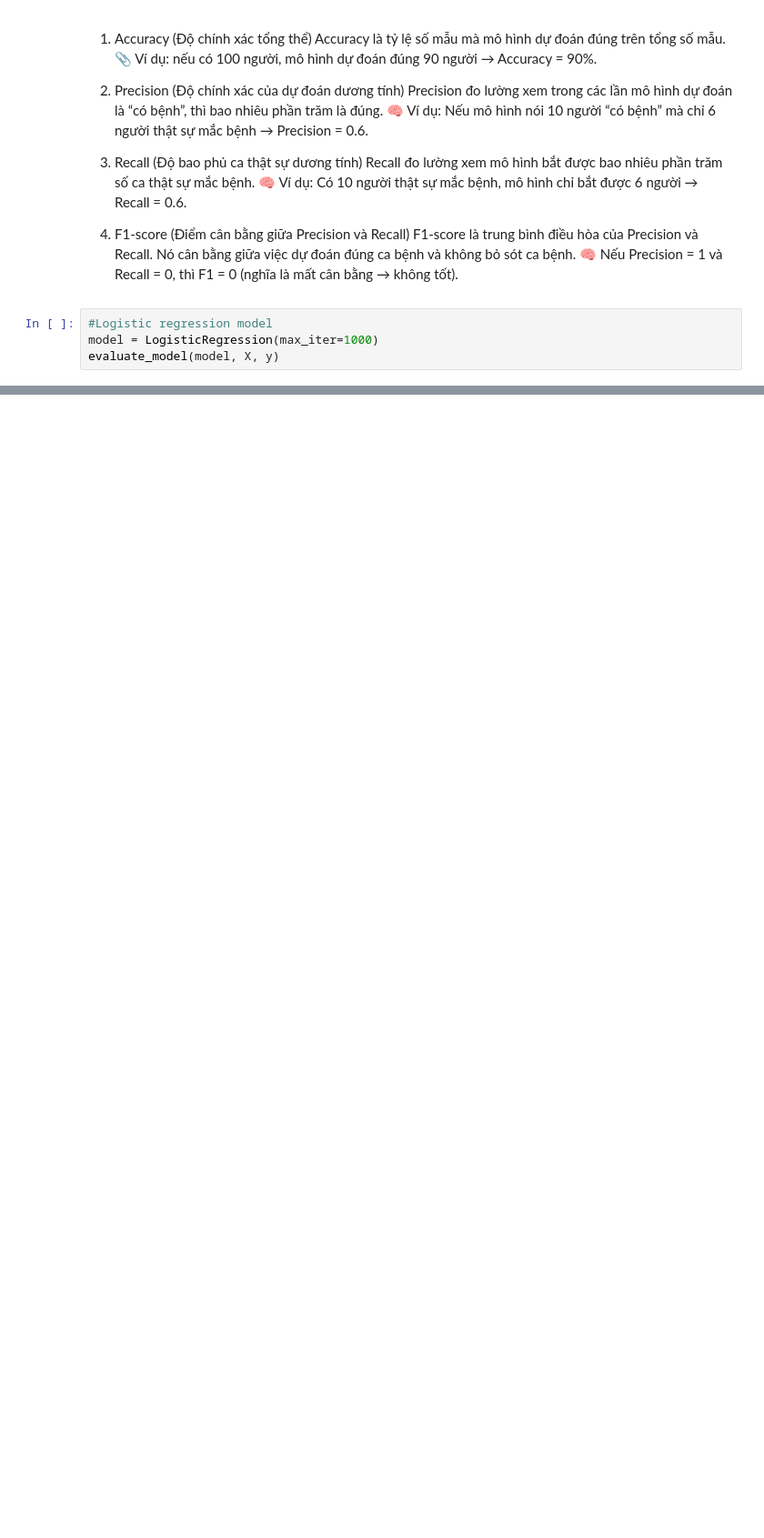
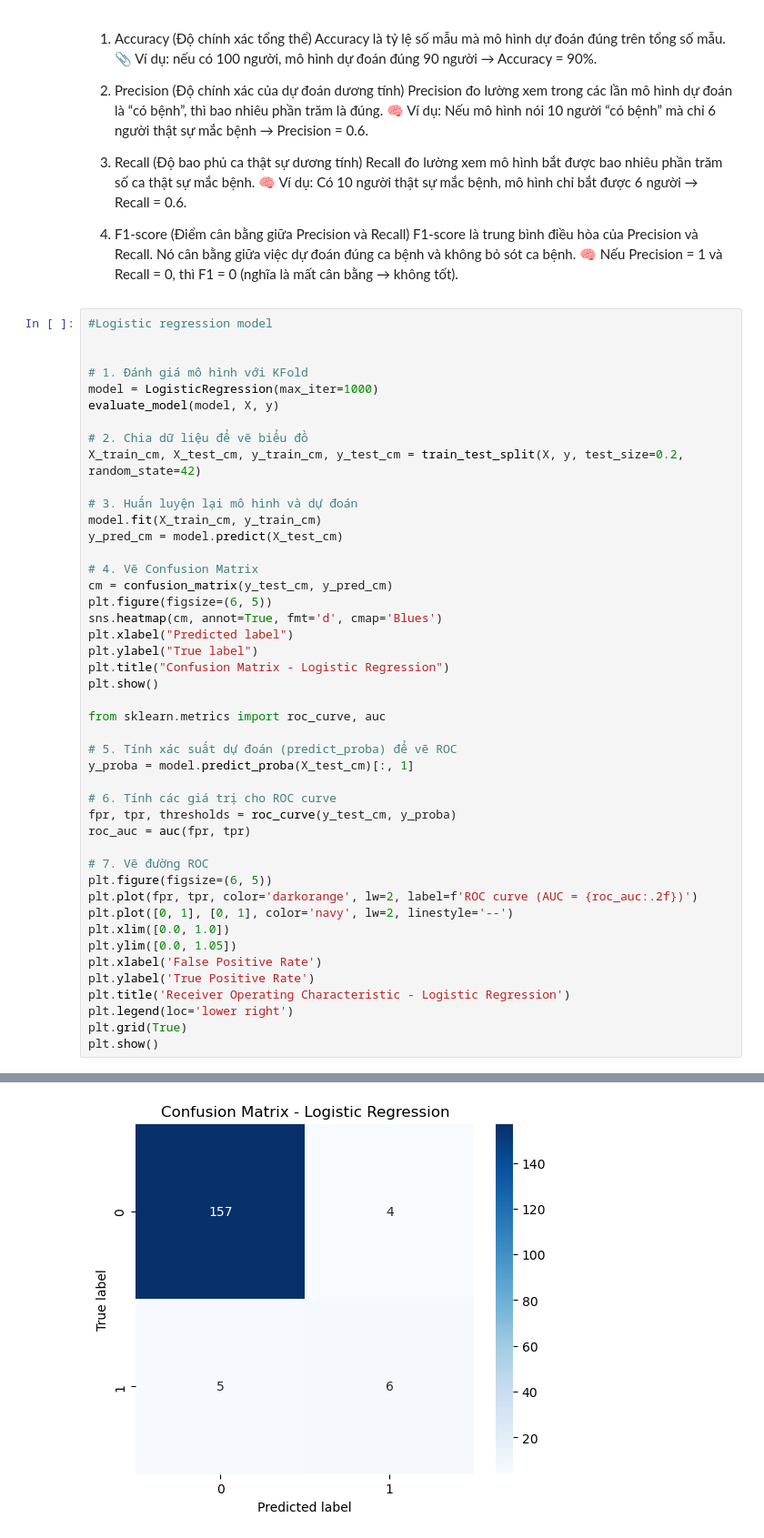
Before and after one commit to Nho094/risk_factors_cervical_cancer, a Jupyter notebook: code.ipynb, the cells around one changed output, grey strips where cells are left out. Shown at 91% size. Saved outputs shown, nothing was run; the diff lists cells and outputs as text; blank space fills up the shorter version.

```diff
--- a/code.ipynb
+++ b/code.ipynb
@@ -134,7 +135,48 @@ Nó cân bằng giữa việc dự đoán đúng ca bệnh và không bỏ sót
 🧠 Nếu Precision = 1 và Recall = 0, thì F1 = 0 (nghĩa là mất cân bằng → không tốt).
 # %%
 #Logistic regression model
+
+
+# 1. Đánh giá mô hình với KFold
 model = LogisticRegression(max_iter=1000)
 evaluate_model(model, X, y)
+
+# 2. Chia dữ liệu để vẽ biểu đồ
+X_train_cm, X_test_cm, y_train_cm, y_test_cm = train_test_split(X, y, test_size=0.2, random_state=42)
+
+# 3. Huấn luyện lại mô hình và dự đoán
+model.fit(X_train_cm, y_train_cm)
+y_pred_cm = model.predict(X_test_cm)
+
+# 4. Vẽ Confusion Matrix
+cm = confusion_matrix(y_test_cm, y_pred_cm)
+plt.figure(figsize=(6, 5))
+sns.heatmap(cm, annot=True, fmt='d', cmap='Blues')
+plt.xlabel("Predicted label")
+plt.ylabel("True label")
+plt.title("Confusion Matrix - Logistic Regression")
+plt.show()
+
+from sklearn.metrics import roc_curve, auc
+
+# 5. Tính xác suất dự đoán (predict_proba) để vẽ ROC
+y_proba = model.predict_proba(X_test_cm)[:, 1]
+
+# 6. Tính các giá trị cho ROC curve
+fpr, tpr, thresholds = roc_curve(y_test_cm, y_proba)
+roc_auc = auc(fpr, tpr)
+
+# 7. Vẽ đường ROC
+plt.figure(figsize=(6, 5))
+plt.plot(fpr, tpr, color='darkorange', lw=2, label=f'ROC curve (AUC = {roc_auc:.2f})')
+plt.plot([0, 1], [0, 1], color='navy', lw=2, linestyle='--')
+plt.xlim([0.0, 1.0])
+plt.ylim([0.0, 1.05])
+plt.xlabel('False Positive Rate')
+plt.ylabel('True Positive Rate')
+plt.title('Receiver Operating Characteristic - Logistic Regression')
+plt.legend(loc='lower right')
+plt.grid(True)
+plt.show()
 # %% [output]
 === Evaluation Results ===
@@ -144,0 +187 @@ Recall   :  0.1500 ± 0.3202
+[figure, added]
```
Also changed, not shown: parts of 7 cells of this notebook.
